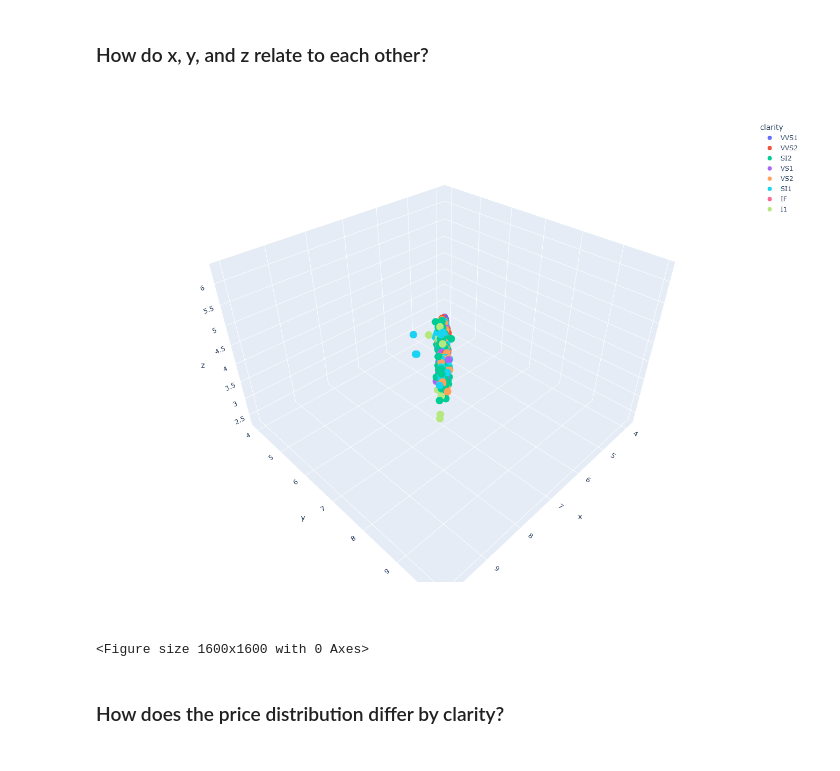
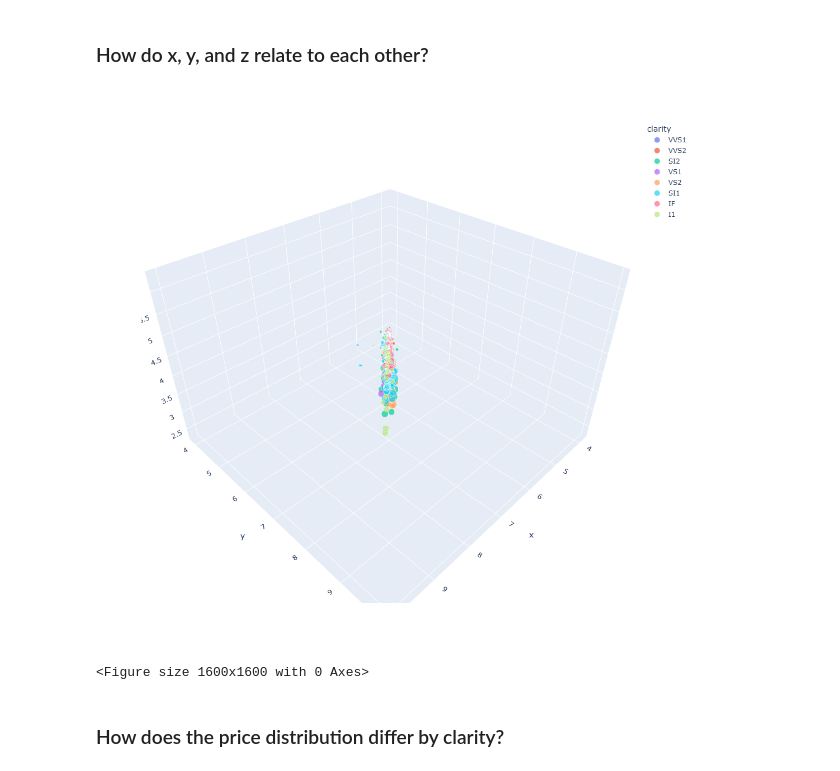
Before and after one commit to danielphilip12/Diamonds-Analysis-CT, a Jupyter notebook: eda.ipynb, the cells around one changed output. Drawn from its saved outputs; the diff is of its cells as text; code cells hidden in the pictures.

```diff
--- a/eda.ipynb
+++ b/eda.ipynb
@@ -164,20 +165,21 @@ sns.displot(data=sample, x='price', hue='color', kind='kde', col='cut', fill=Fal
 # %%
 plt.figure(figsize=(16, 16))
 fig = px.scatter_3d(
     sample,
     x='x',
     y='y',
     z='z',
-    color='clarity'
+    color='clarity',
+    size='price'
 )
 fig.update_layout(
     width=1000,
     height=1000
 )
 
 fig.show()
 # %% [output]
-[figure, old version]
+[figure, new version]
 <Figure size 1600x1600 with 0 Axes>
 # %% [markdown]
 ### How does the price distribution differ by clarity?
```
Also changed, not shown: parts of 10 cells of this notebook, 1 other file.
